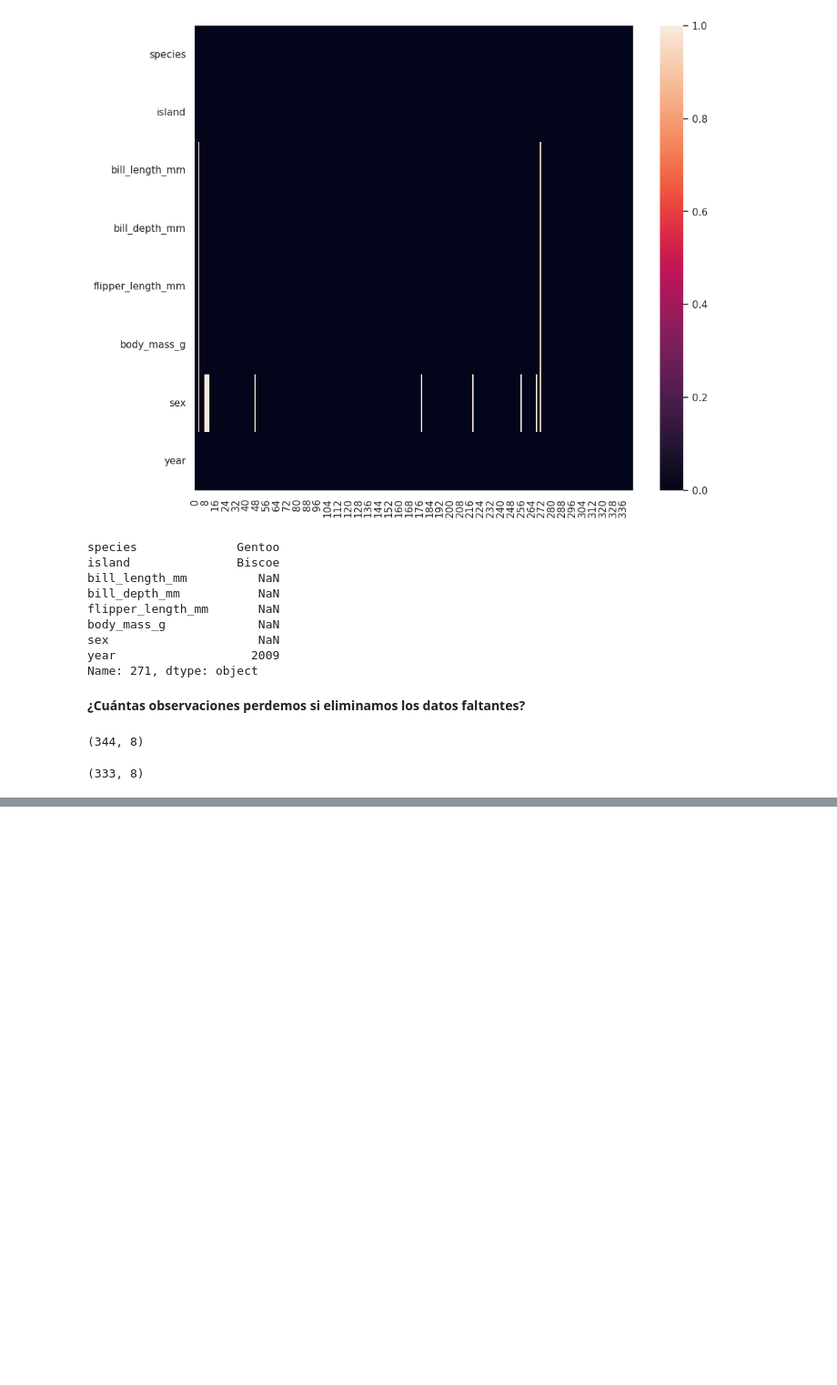
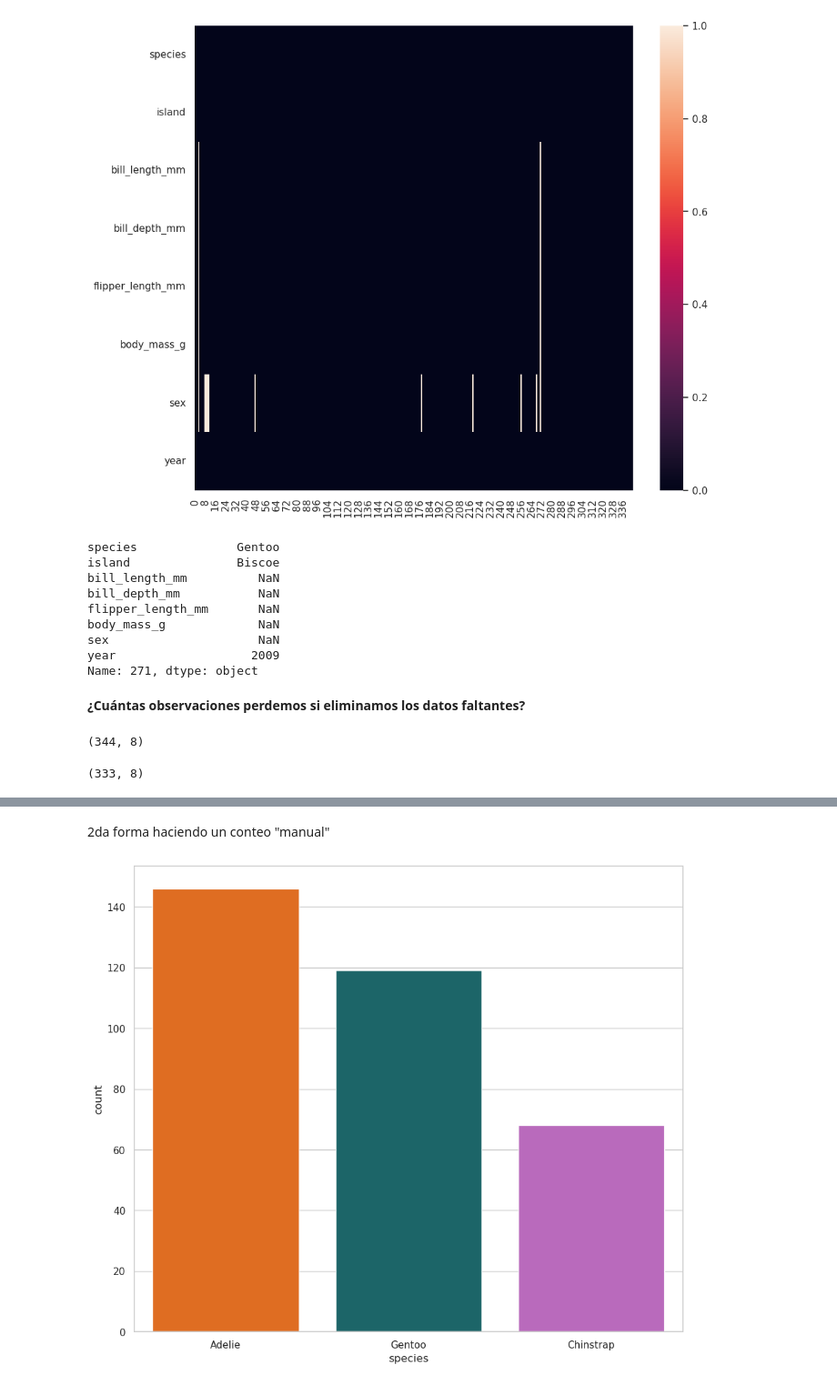
Before and after one commit to pahoalapizco/eda_penguins, a Jupyter notebook: notebooks/1.0-eda_penguins-introduction.ipynb, the cells around one changed output, grey strips where cells are left out. Shown: that part at 91% size. Cells and saved outputs as stored; diff of their text form; code cells hidden in the pictures; blank space fills up the shorter version.

```diff
--- a/notebooks/1.0-eda_penguins-introduction.ipynb
+++ b/notebooks/1.0-eda_penguins-introduction.ipynb
@@ -234,0 +329,21 @@ processed_penguins_df.shape
+# %% [markdown]
+2da forma haciendo un conteo "manual"
+# %%
+(
+  processed_penguins_df
+  .value_counts("species", sort=True)
+  .reset_index(name="count")
+  .pipe(
+    lambda df: (
+      sns.barplot(
+        data=df,
+        x="species",
+        y="count",
+        palette=penguin_color
+      )
+    )
+  )
+)
+plt.show()
+# %% [output]
+[figure, added]
```
Also changed, not shown: parts of 17 cells of this notebook.
